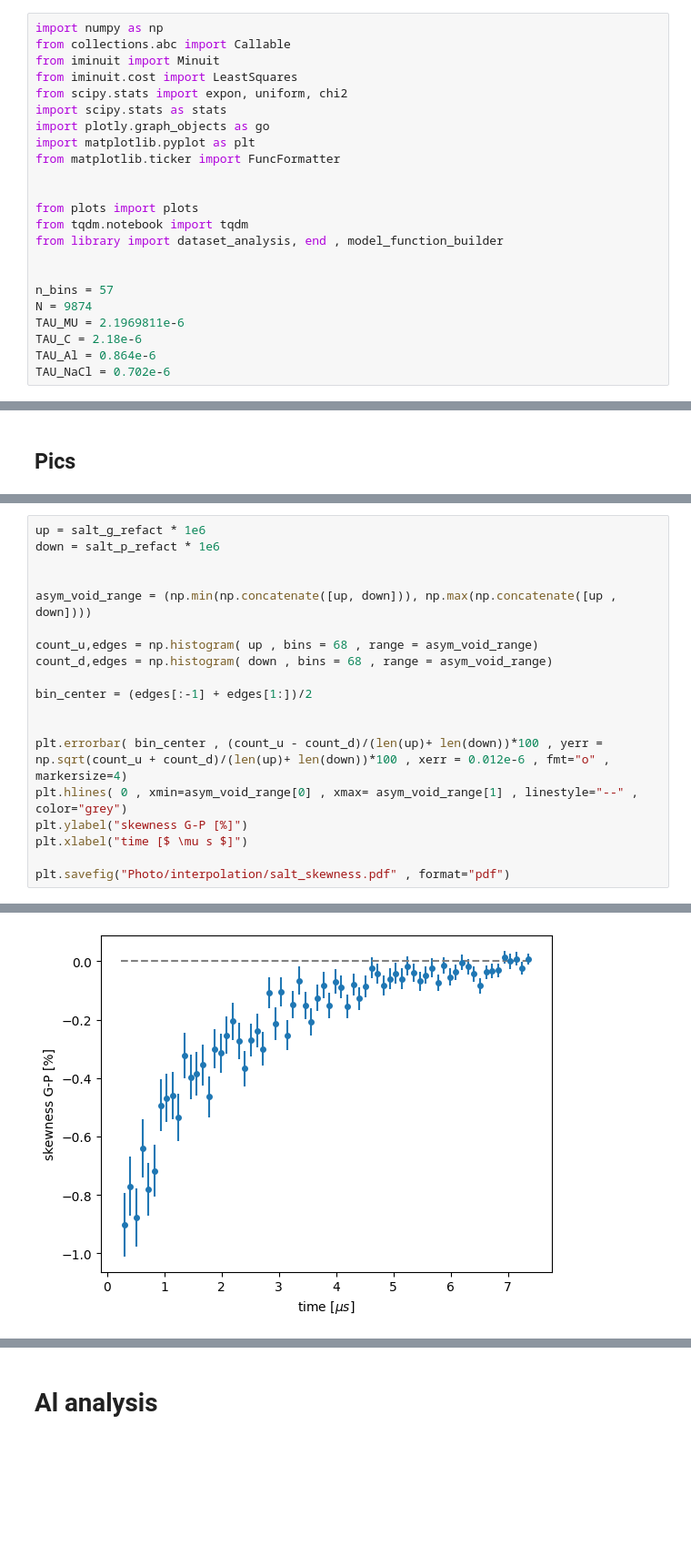
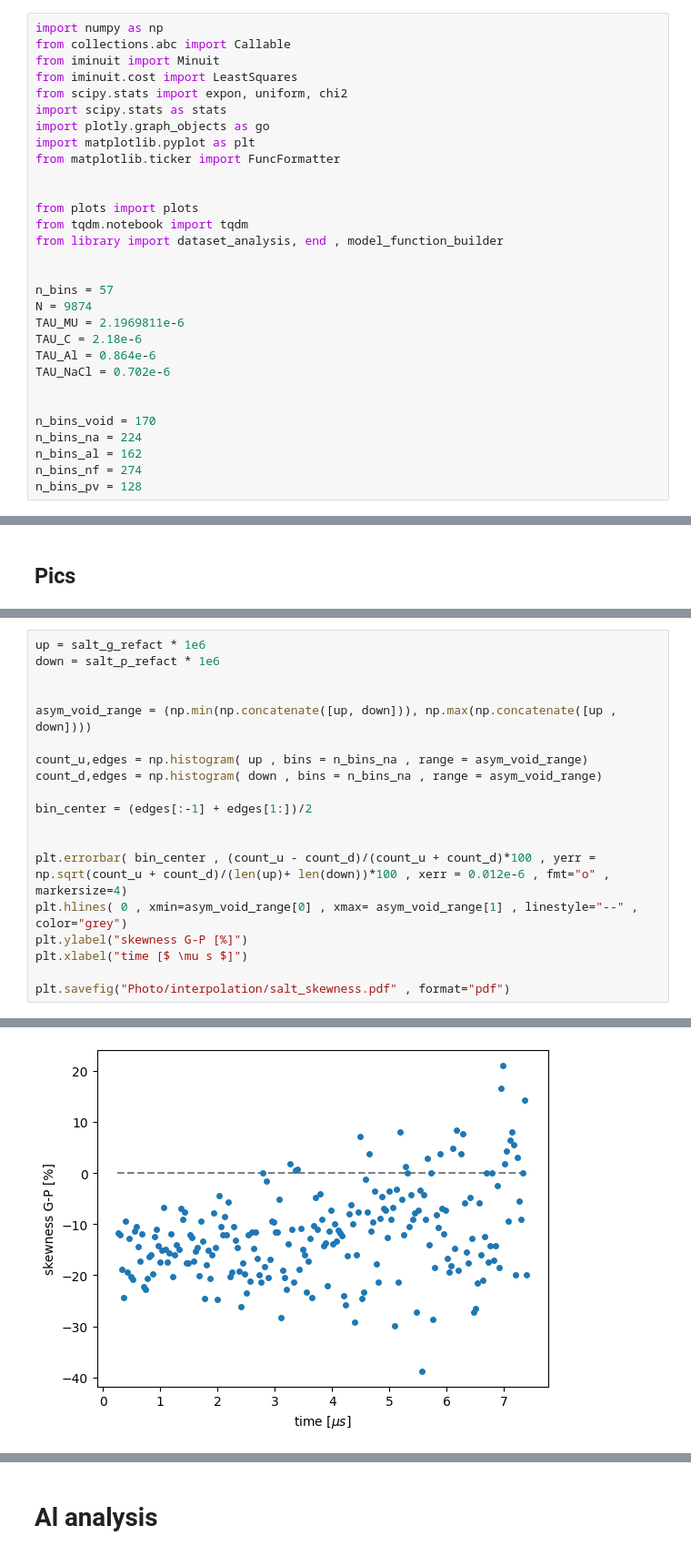
Before and after one commit to Matti-z/Lab-muons, a Jupyter notebook: hist_definitivo.ipynb, the cells around one changed output, grey strips where cells are left out. Shown at 91% size. Cells and saved outputs as stored; diff of their text form; blank space fills up the shorter version.

```diff
--- a/hist_definitivo.ipynb
+++ b/hist_definitivo.ipynb
@@ -46,6 +46,13 @@ TAU_MU = 2.1969811e-6
 TAU_C = 2.18e-6
 TAU_Al = 0.864e-6
 TAU_NaCl = 0.702e-6
+
+
+n_bins_void = 170
+n_bins_na = 224
+n_bins_al = 162
+n_bins_nf = 274
+n_bins_pv = 128
 # %% [markdown]
 # Functions
 # %% [markdown]
@@ -1004,31 +971,31 @@ fig_2.savefig("Photo/interpolation/na_components.pdf" , format="pdf")
 # %%
 up = salt_g_refact * 1e6
 down = salt_p_refact * 1e6
 
 
 asym_void_range = (np.min(np.concatenate([up, down])), np.max(np.concatenate([up , down])))
 
-count_u,edges = np.histogram( up , bins = 68 , range = asym_void_range)
-count_d,edges = np.histogram( down , bins = 68 , range = asym_void_range)
+count_u,edges = np.histogram( up , bins = n_bins_na , range = asym_void_range)
+count_d,edges = np.histogram( down , bins = n_bins_na , range = asym_void_range)
 
 bin_center = (edges[:-1] + edges[1:])/2
 
 
-plt.errorbar( bin_center , (count_u - count_d)/(len(up)+ len(down))*100 , yerr = np.sqrt(count_u + count_d)/(len(up)+ len(down))*100 , xerr = 0.012e-6 , fmt="o" , markersize=4)
+plt.errorbar( bin_center , (count_u - count_d)/(count_u + count_d)*100 , yerr = np.sqrt(count_u + count_d)/(len(up)+ len(down))*100 , xerr = 0.012e-6 , fmt="o" , markersize=4)
 plt.hlines( 0 , xmin=asym_void_range[0] , xmax= asym_void_range[1] , linestyle="--" , color="grey")
 plt.ylabel("skewness G-P [%]")
 plt.xlabel("time [$ \mu s $]")
 
 plt.savefig("Photo/interpolation/salt_skewness.pdf" , format="pdf")
 # %% [output]
 "\m" is an invalid escape sequence. Such sequences will not work in the future. Did you mean "\\m"? A raw string is also an option.
 
 
 "\m" is an invalid escape sequence. Such sequences will not work in the future. Did you mean "\\m"? A raw string is also an option.
 
 
 "\m" is an invalid escape sequence. Such sequences will not work in the future. Did you mean "\\m"? A raw string is also an option.
-[figure, old version]
+[figure, new version]
 # %%
 pic_data = complete_salt_refact
 m = na_comp
```
Also changed, not shown: parts of 44 cells of this notebook.
